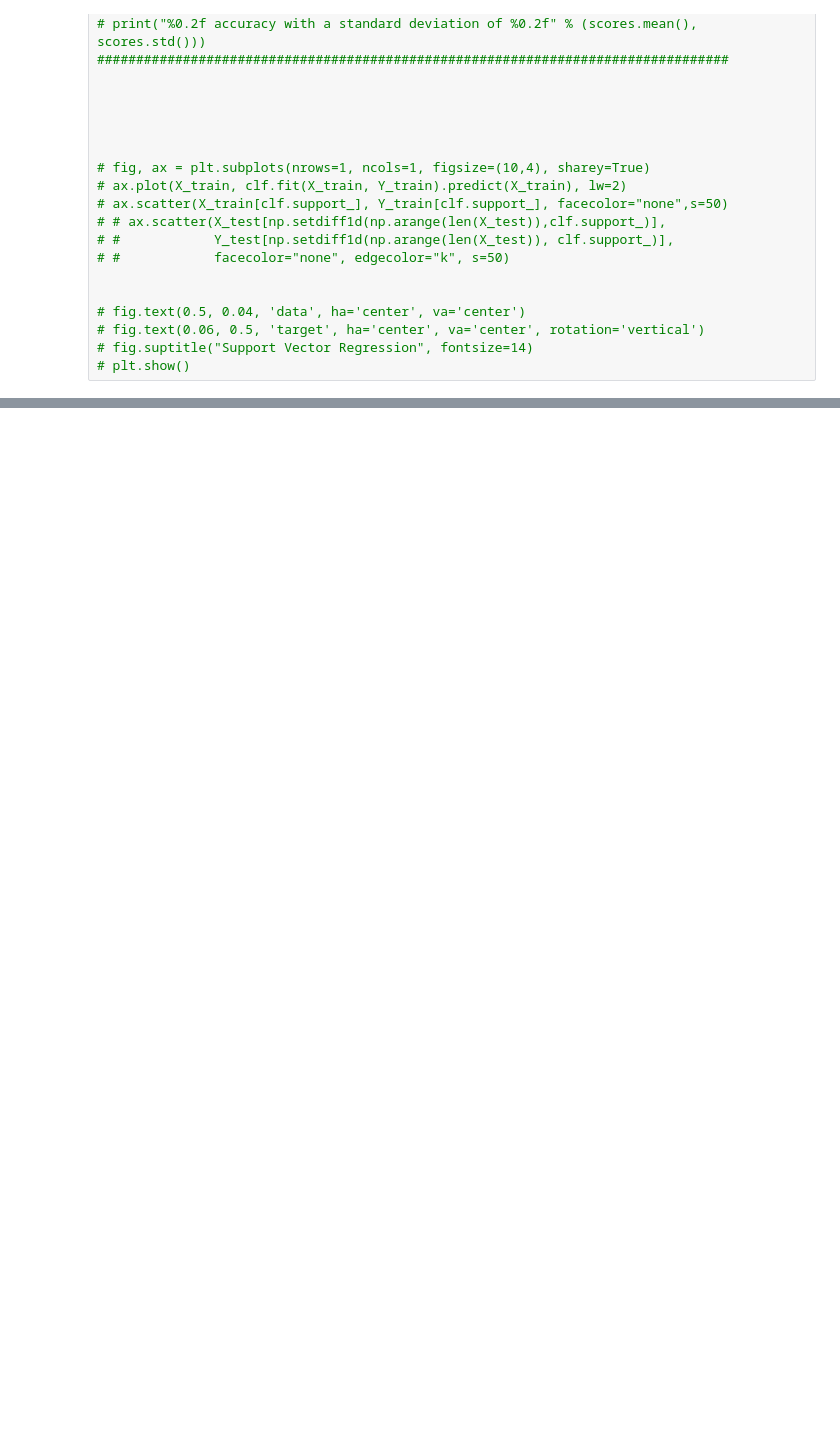
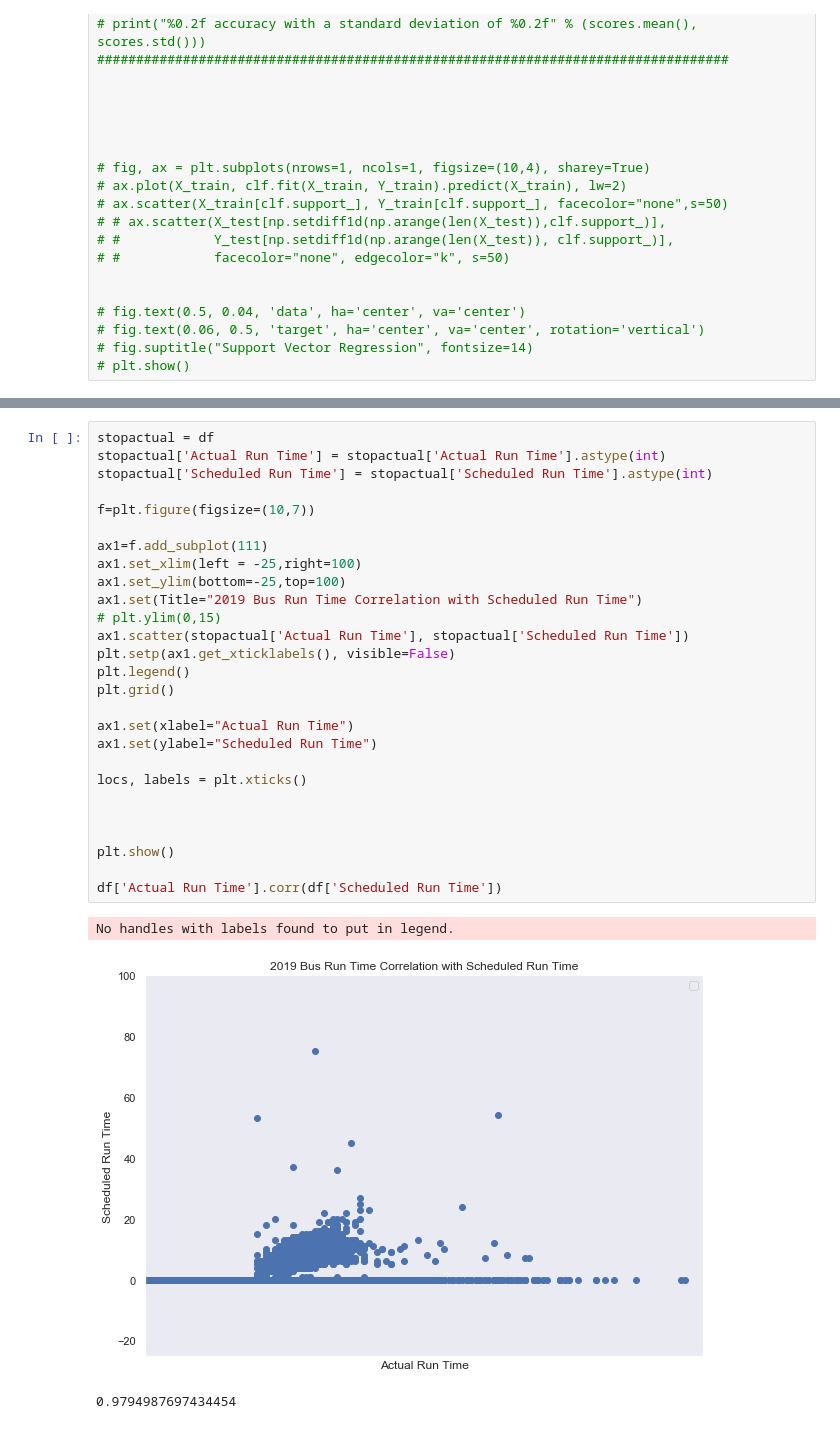
Before and after one commit to jairad26/LTC-Research-Challenge, a Jupyter notebook: 2019_algorithms.ipynb, the cells around one changed output, grey strips where cells are left out. Drawn from its saved outputs; the diff is of its cells as text; blank space fills up the shorter version.

```diff
--- a/2019_algorithms.ipynb
+++ b/2019_algorithms.ipynb
@@ -181,0 +293,31 @@ Mean Absolute Error : 1.105800927612228
+# %%
+stopactual = df
+stopactual['Actual Run Time'] = stopactual['Actual Run Time'].astype(int)
+stopactual['Scheduled Run Time'] = stopactual['Scheduled Run Time'].astype(int)
+
+f=plt.figure(figsize=(10,7))
+
+ax1=f.add_subplot(111)
+ax1.set_xlim(left = -25,right=100)
+ax1.set_ylim(bottom=-25,top=100)
+ax1.set(Title="2019 Bus Run Time Correlation with Scheduled Run Time")
+# plt.ylim(0,15)
+ax1.scatter(stopactual['Actual Run Time'], stopactual['Scheduled Run Time'])
+plt.setp(ax1.get_xticklabels(), visible=False)
+plt.legend()
+plt.grid()
+
+ax1.set(xlabel="Actual Run Time")
+ax1.set(ylabel="Scheduled Run Time")
+
+locs, labels = plt.xticks()
+
+
+
+plt.show()
+
+df['Actual Run Time'].corr(df['Scheduled Run Time'])
+# %% [output]
+No handles with labels found to put in legend.
+[figure, added]
+0.9794987697434454
```
Also changed, not shown: parts of 8 cells of this notebook.
